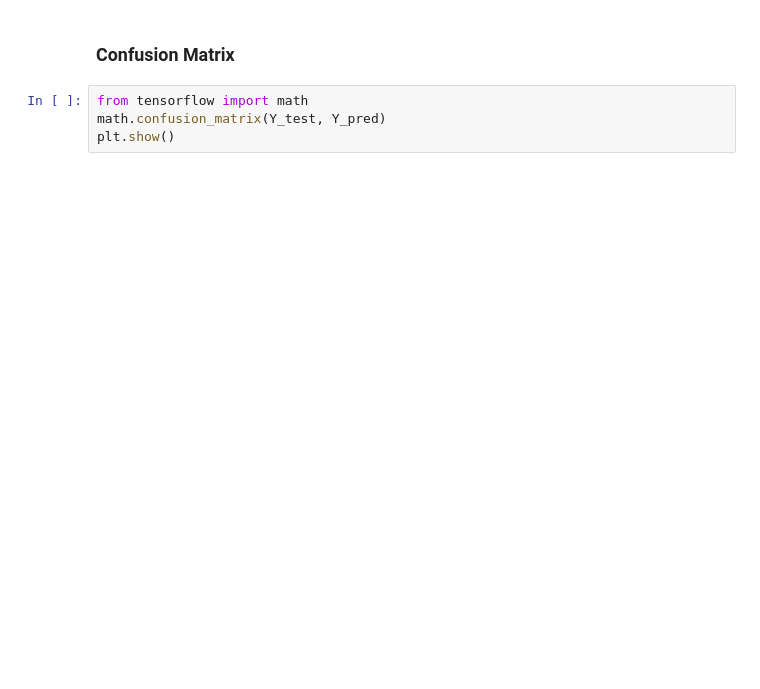
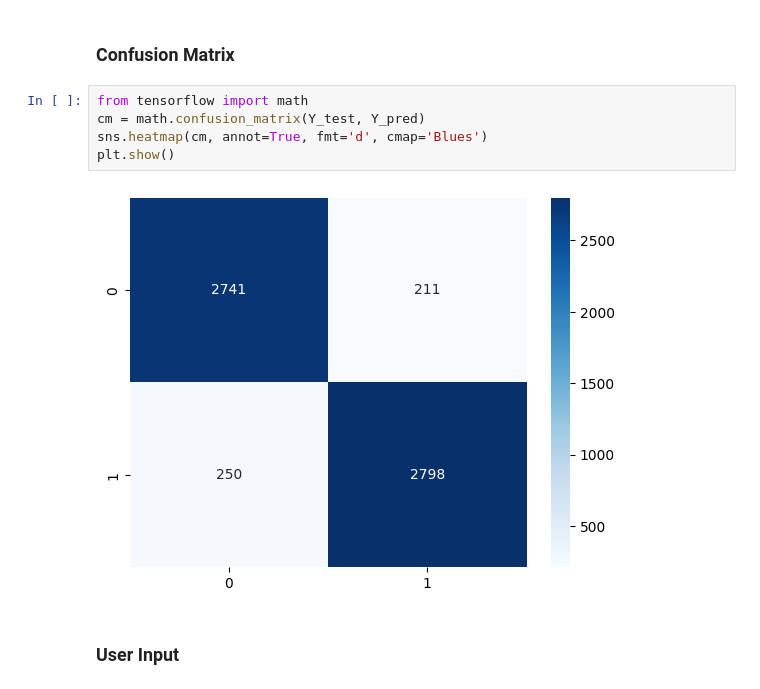
Before and after one commit to RampageousRJ/MindGuard, a Jupyter notebook: model/model.ipynb, the cells around one changed output. Cells and saved outputs as stored; diff of their text form; blank space fills up the shorter version.

```diff
--- a/model/model.ipynb
+++ b/model/model.ipynb
@@ -238,5 +204,10 @@ plt.show()
 ### Confusion Matrix
 # %%
 from tensorflow import math
-math.confusion_matrix(Y_test, Y_pred)
+cm = math.confusion_matrix(Y_test, Y_pred)
+sns.heatmap(cm, annot=True, fmt='d', cmap='Blues')
 plt.show()
+# %% [output]
+[figure, added]
+# %% [markdown]
+### User Input
```
Also changed, not shown: parts of 14 cells of this notebook.
